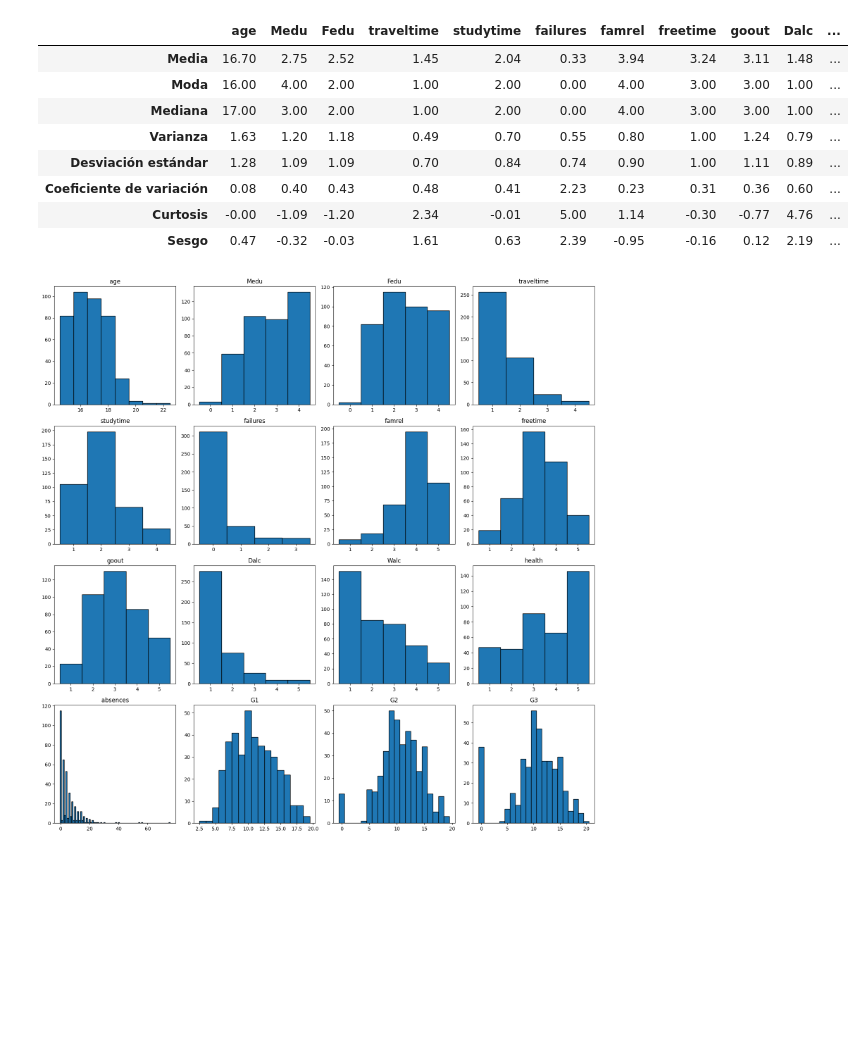
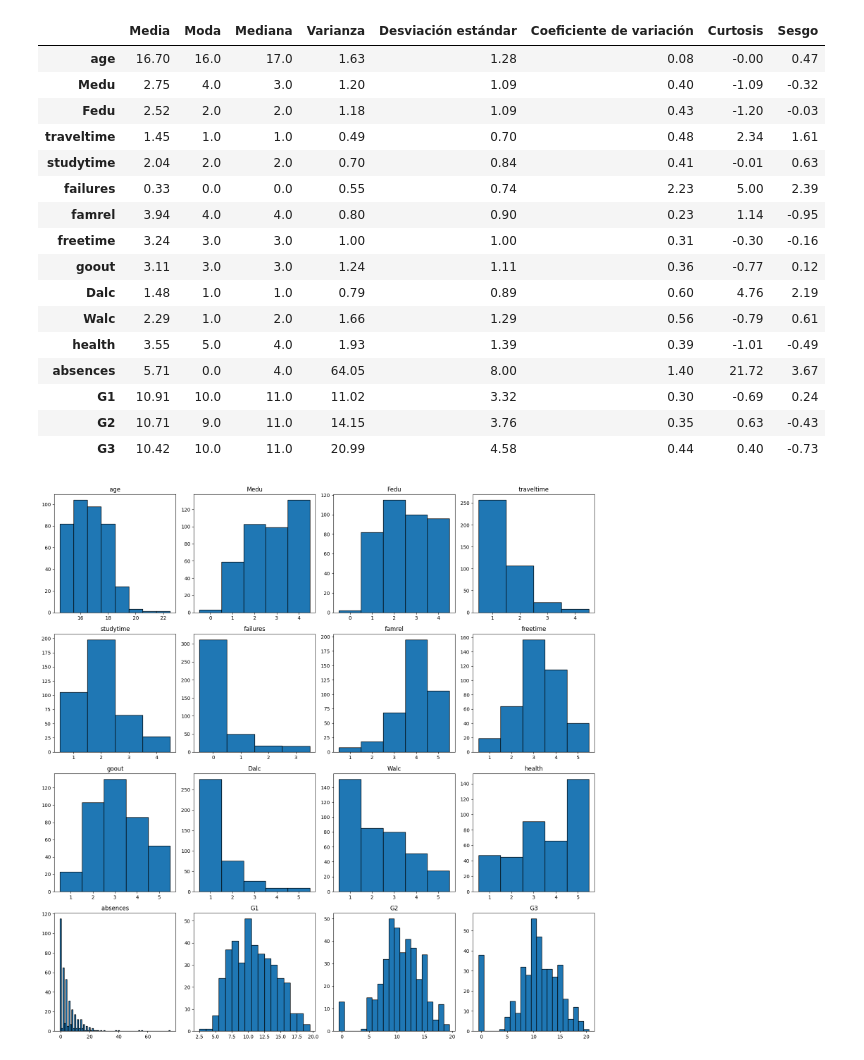
Before and after one commit to Charless96/ProyectoIa, a Jupyter notebook: proyectoErick.ipynb, the cells around one changed output. Saved outputs shown, nothing was run; the diff lists cells and outputs as text; code cells hidden in the pictures; blank space fills up the shorter version.

```diff
--- a/proyectoErick.ipynb
+++ b/proyectoErick.ipynb
@@ -97,28 +97,37 @@ colnames = dfMat.columns.values
 # %%
 #######################  Resumen estadístico ################################
 
 dfMatRes = dfMat.agg(["mean",fnModa,"median","var","std",fnCV,"kurt","skew"])
 
 # Renombrar las filas
 dfMatRes = dfMatRes.rename(index={"mean": "Media",
                                   "fnModa": "Moda",
                                   "median": "Mediana",
                                   "var": "Varianza",
                                   "std": "Desviación estándar",
                                   "fnCV": "Coeficiente de variación",
                                   "kurt": "Curtosis",
                                   "skew": "Sesgo"})
 
 dfMatRes = dfMatRes.round(2)
+dfMatRes = dfMatRes.transpose()
 
 dfMatRes
 # %% [output]
-|  | age | Medu | Fedu | traveltime | studytime | failures | famrel | freetime | goout | Dalc | ... |
-| Media | 16.70 | 2.75 | 2.52 | 1.45 | 2.04 | 0.33 | 3.94 | 3.24 | 3.11 | 1.48 | ... |
-| Moda | 16.00 | 4.00 | 2.00 | 1.00 | 2.00 | 0.00 | 4.00 | 3.00 | 3.00 | 1.00 | ... |
-| Mediana | 17.00 | 3.00 | 2.00 | 1.00 | 2.00 | 0.00 | 4.00 | 3.00 | 3.00 | 1.00 | ... |
-| Varianza | 1.63 | 1.20 | 1.18 | 0.49 | 0.70 | 0.55 | 0.80 | 1.00 | 1.24 | 0.79 | ... |
-| Desviación estándar | 1.28 | 1.09 | 1.09 | 0.70 | 0.84 | 0.74 | 0.90 | 1.00 | 1.11 | 0.89 | ... |
-| Coeficiente de variación | 0.08 | 0.40 | 0.43 | 0.48 | 0.41 | 2.23 | 0.23 | 0.31 | 0.36 | 0.60 | ... |
-| Curtosis | -0.00 | -1.09 | -1.20 | 2.34 | -0.01 | 5.00 | 1.14 | -0.30 | -0.77 | 4.76 | ... |
-| Sesgo | 0.47 | -0.32 | -0.03 | 1.61 | 0.63 | 2.39 | -0.95 | -0.16 | 0.12 | 2.19 | ... |
+|  | Media | Moda | Mediana | Varianza | Desviación estándar | Coeficiente de variación | Curtosis | Sesgo |
+| age | 16.70 | 16.0 | 17.0 | 1.63 | 1.28 | 0.08 | -0.00 | 0.47 |
+| Medu | 2.75 | 4.0 | 3.0 | 1.20 | 1.09 | 0.40 | -1.09 | -0.32 |
+| Fedu | 2.52 | 2.0 | 2.0 | 1.18 | 1.09 | 0.43 | -1.20 | -0.03 |
+| traveltime | 1.45 | 1.0 | 1.0 | 0.49 | 0.70 | 0.48 | 2.34 | 1.61 |
+| studytime | 2.04 | 2.0 | 2.0 | 0.70 | 0.84 | 0.41 | -0.01 | 0.63 |
+| failures | 0.33 | 0.0 | 0.0 | 0.55 | 0.74 | 2.23 | 5.00 | 2.39 |
+| famrel | 3.94 | 4.0 | 4.0 | 0.80 | 0.90 | 0.23 | 1.14 | -0.95 |
+| freetime | 3.24 | 3.0 | 3.0 | 1.00 | 1.00 | 0.31 | -0.30 | -0.16 |
+| goout | 3.11 | 3.0 | 3.0 | 1.24 | 1.11 | 0.36 | -0.77 | 0.12 |
+| Dalc | 1.48 | 1.0 | 1.0 | 0.79 | 0.89 | 0.60 | 4.76 | 2.19 |
+| Walc | 2.29 | 1.0 | 2.0 | 1.66 | 1.29 | 0.56 | -0.79 | 0.61 |
+| health | 3.55 | 5.0 | 4.0 | 1.93 | 1.39 | 0.39 | -1.01 | -0.49 |
+| absences | 5.71 | 0.0 | 4.0 | 64.05 | 8.00 | 1.40 | 21.72 | 3.67 |
+| G1 | 10.91 | 10.0 | 11.0 | 11.02 | 3.32 | 0.30 | -0.69 | 0.24 |
+| G2 | 10.71 | 9.0 | 11.0 | 14.15 | 3.76 | 0.35 | 0.63 | -0.43 |
+| G3 | 10.42 | 10.0 | 11.0 | 20.99 | 4.58 | 0.44 | 0.40 | -0.73 |
```
Also changed, not shown: parts of 3 cells of this notebook, 2 other files.
